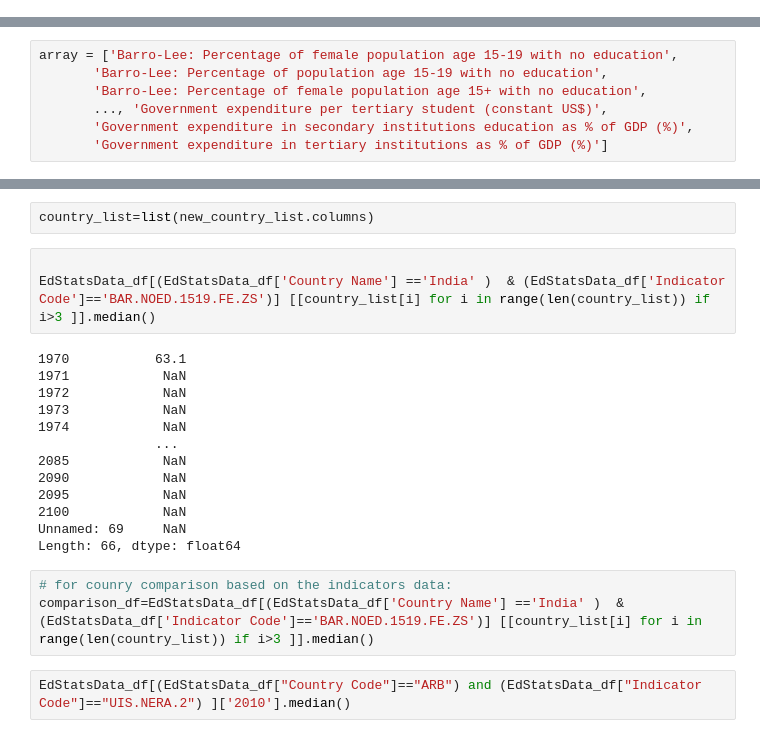
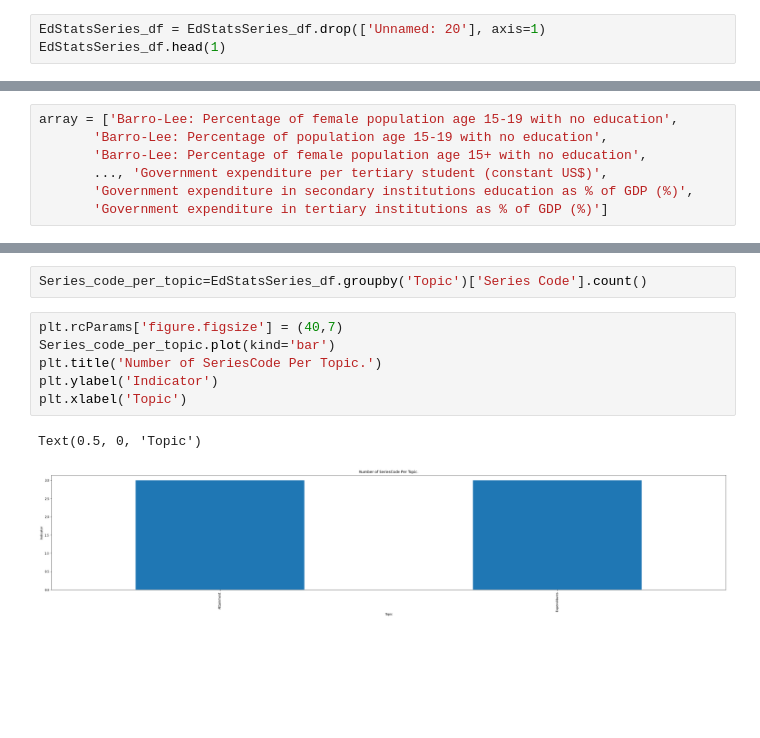
Before and after one commit to vanshika7-max/World-Bank-Education-Stats, a Jupyter notebook: Vanshika_Raj_Team_7_Capstone_Project.ipynb, the cells around one changed output, grey strips where cells are left out. Saved outputs shown, nothing was run; the diff lists cells and outputs as text; blank space fills up the shorter version.

```diff
--- a/Vanshika_Raj_Team_7_Capstone_Project.ipynb
+++ b/Vanshika_Raj_Team_7_Capstone_Project.ipynb
@@ -130,0 +157,3 @@ EdStatsCountry_df.head(1)
+# %%
+EdStatsSeries_df = EdStatsSeries_df.drop(['Unnamed: 20'], axis=1)
+EdStatsSeries_df.head(1)
@@ -368,23 +237,11 @@ new_country_list=EdStatsData_df[EdStatsData_df['Indicator Code']=='BAR.NOED.1519
-# %%
-country_list=list(new_country_list.columns)
-# %%
-
-EdStatsData_df[(EdStatsData_df['Country Name'] =='India' )  & (EdStatsData_df['Indicator Code']=='BAR.NOED.1519.FE.ZS')] [[country_list[i] for i in range(len(country_list)) if i>3 ]].median()
-# %% [output]
-1970           63.1
-1971            NaN
-1972            NaN
-1973            NaN
-1974            NaN
-               ...
-2085            NaN
-2090            NaN
-2095            NaN
-2100            NaN
-Unnamed: 69     NaN
-Length: 66, dtype: float64
-# %%
-# for counry comparison based on the indicators data:
-comparison_df=EdStatsData_df[(EdStatsData_df['Country Name'] =='India' )  & (EdStatsData_df['Indicator Code']=='BAR.NOED.1519.FE.ZS')] [[country_list[i] for i in range(len(country_list)) if i>3 ]].median()
-# %%
-EdStatsData_df[(EdStatsData_df["Country Code"]=="ARB") and (EdStatsData_df["Indicator Code"]=="UIS.NERA.2") ]['2010'].median()
+# %%
+Series_code_per_topic=EdStatsSeries_df.groupby('Topic')['Series Code'].count()
+# %%
+plt.rcParams['figure.figsize'] = (40,7)
+Series_code_per_topic.plot(kind='bar')
+plt.title('Number of SeriesCode Per Topic.')
+plt.ylabel('Indicator')
+plt.xlabel('Topic')
+# %% [output]
+Text(0.5, 0, 'Topic')
+[figure, added]
```
Also changed, not shown: parts of 44 cells of this notebook.
